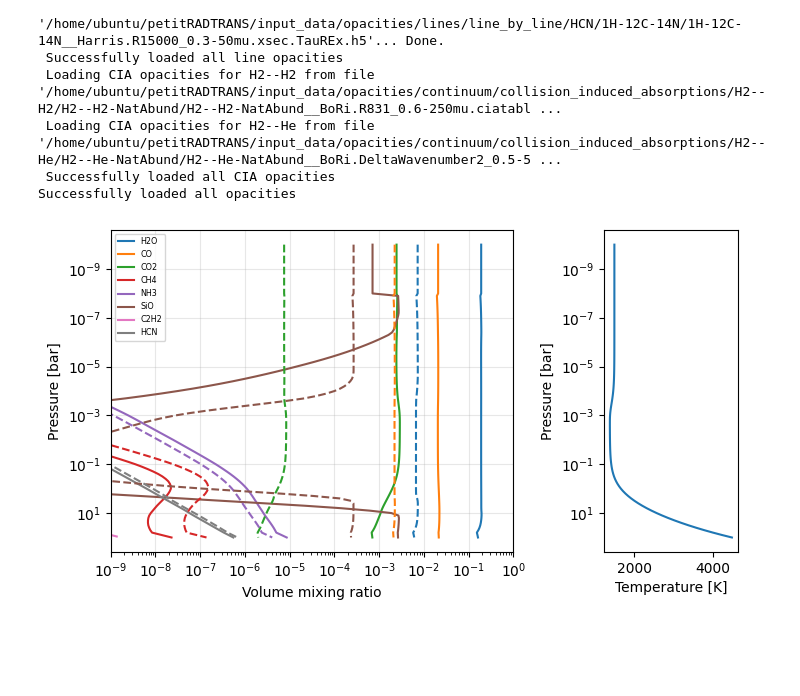
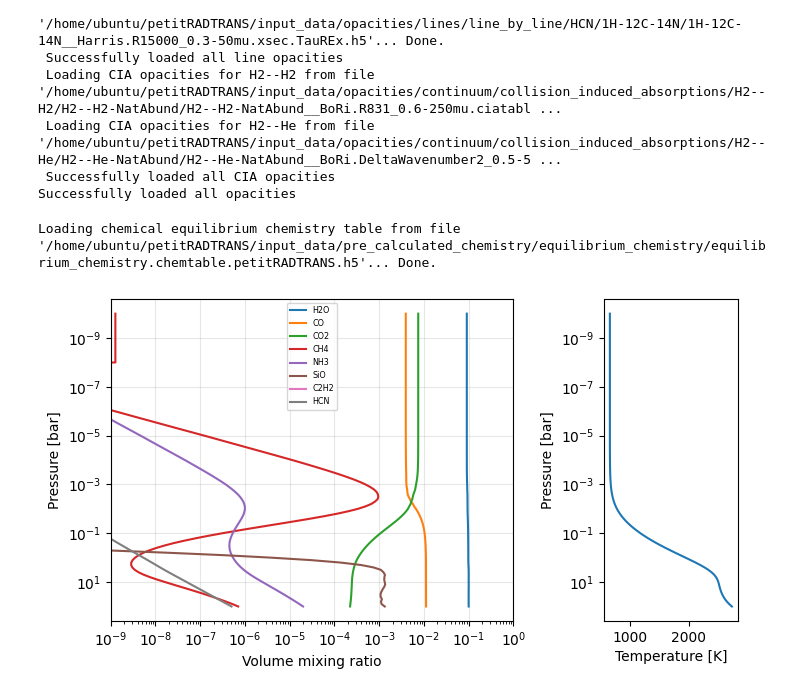
Before and after one commit to cjiang-exo/ReLiC, a Jupyter notebook: plot_ts.ipynb, the cells around one changed output. Drawn from its saved outputs; the diff is of its cells as text; code cells hidden in the pictures; blank space fills up the shorter version.

```diff
--- a/plot_ts.ipynb
+++ b/plot_ts.ipynb
@@ -95,21 +96,21 @@ atm_params = np.array([
 ])
 atm_params = atm_params.T
 # %%
-planet_mass = 0.831307 * nc.m_jup # g
-ref_pres_bar = 10**1.23816
-cloud_pres_bar = 10**-2.57724
-metals = np.full_like(pres_bar, 1.71806)
-c2o_ratios = np.full_like(pres_bar, 0.105083)
+planet_mass = 0.125298 * nc.m_jup # g
+ref_pres_bar = 10**-4.32504
+cloud_pres_bar = 10**-4.57815
+metals = np.full_like(pres_bar, 1.40263)
+c2o_ratios = np.full_like(pres_bar, 0.100316)
 ref_gravity = nc.G * planet_mass / (planet_radius * nc.r_jup_mean)**2
 
 # temperatures = np.full_like(pres_bar, 1488.0) # K
 temperatures = get_tprofile(
     pressures=pres_bar,
-    infrared_mean_opacity=10**0.169248,
-    gamma=10**0.150289,
+    infrared_mean_opacity=10**-1.61761,
+    gamma=10**-2.39213,
     gravities=ref_gravity,
-    intrinsic_temperature=252.204,
-    equilibrium_temperature=1459,
+    intrinsic_temperature=246.215,
+    equilibrium_temperature=teq,
 )
 
 # calculate chemical abundances
@@ -136,46 +137,48 @@ _, transit_radii, add_output = atmosphere.calculate_transit_radii(
 )
 ts_bestfit = (transit_radii/(star_radius * nc.r_sun))**2
 contributions = add_output['transmission_contribution']
+# %% [output]
+Loading chemical equilibrium chemistry table from file '/home/ubuntu/petitRADTRANS/input_data/pre_calculated_chemistry/equilibrium_chemistry/equilibrium_chemistry.chemtable.petitRADTRANS.h5'... Done.
 # %%
 fig, ax = pl.subplots(1, 2, figsize=(7.2, 4), gridspec_kw={'width_ratios': [3, 1]})
 
 for i, sp in enumerate(species_names):
     mixing_ratios = mass_fractions[sp] * mmw / get_species_molar_mass(sp)
     ax[0].plot(mixing_ratios, pres_bar, label=sp)
 
 # Literature values
-c2o_ratios = np.full_like(pres_bar, 0.23)
-metals = np.full_like(pres_bar, 0.69)
-mass_fractions, mmw, nabla_ad = chem.interpolate_mass_fractions(
-    co_ratios=c2o_ratios,
-    log10_metallicities=metals,
-    temperatures=temperatures,
-    pressures=pres_bar,
-    full=True
-    )
-for i, sp in enumerate(species_names):
-    mixing_ratios = mass_fractions[sp] * mmw / get_species_molar_mass(sp)
-    ax[0].plot(mixing_ratios, pres_bar, ls='--', c=f'C{i}')
+# c2o_ratios = np.full_like(pres_bar, 0.23)
+# metals = np.full_like(pres_bar, 0.69)
+# mass_fractions, mmw, nabla_ad = chem.interpolate_mass_fractions(
+#     co_ratios=c2o_ratios,
+#     log10_metallicities=metals,
+#     temperatures=temperatures,
+#     pressures=pres_bar,
+#     full=True
+#     )
+# for i, sp in enumerate(species_names):
+#     mixing_ratios = mass_fractions[sp] * mmw / get_species_molar_mass(sp)
+#     ax[0].plot(mixing_ratios, pres_bar, ls='--', c=f'C{i}')
 
 ax[1].plot(temperatures, pres_bar)
 
 ax[0].set_xscale('log')
 ax[0].set_yscale('log')
 ax[0].set_ylabel('Pressure [bar]')
 ax[0].set_xlabel('Volume mixing ratio')
 ax[0].set_xlim(1e-9, 1)
 ax[0].grid(alpha=0.3)
 ax[0].invert_yaxis()
 ax[0].legend(fontsize='xx-small')
 
 ax[1].set_xlabel('Temperature [K]')
 ax[1].set_yscale('log')
 ax[1].set_ylabel('Pressure [bar]')
 ax[1].invert_yaxis()
 fig.tight_layout()
 fig.savefig('chemistry.png', dpi=100)
 # %% [output]
-[figure, old version]
+[figure, new version]
 # %%
 """ Contribution function """
 
```
Also changed, not shown: parts of 5 cells of this notebook, 4 other files.
